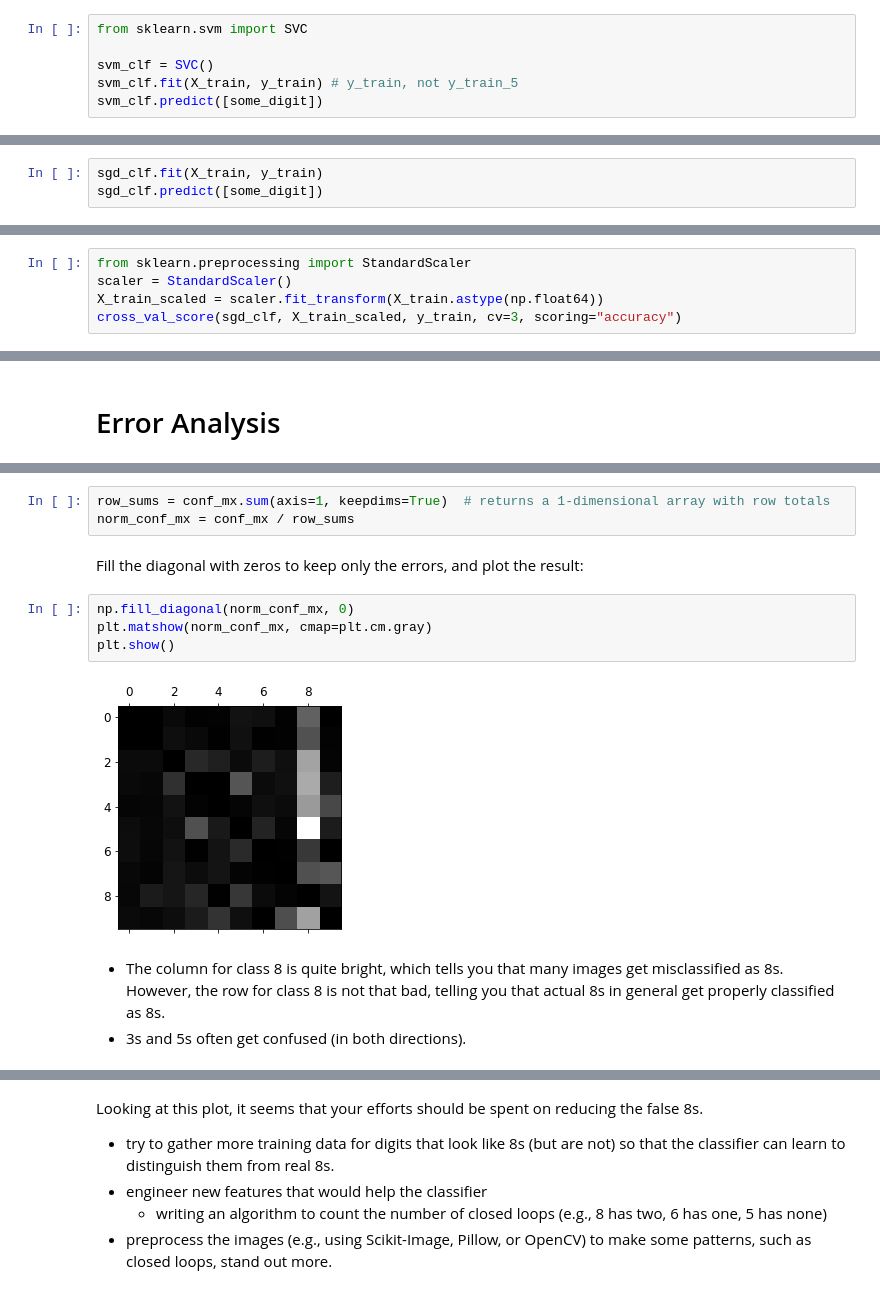
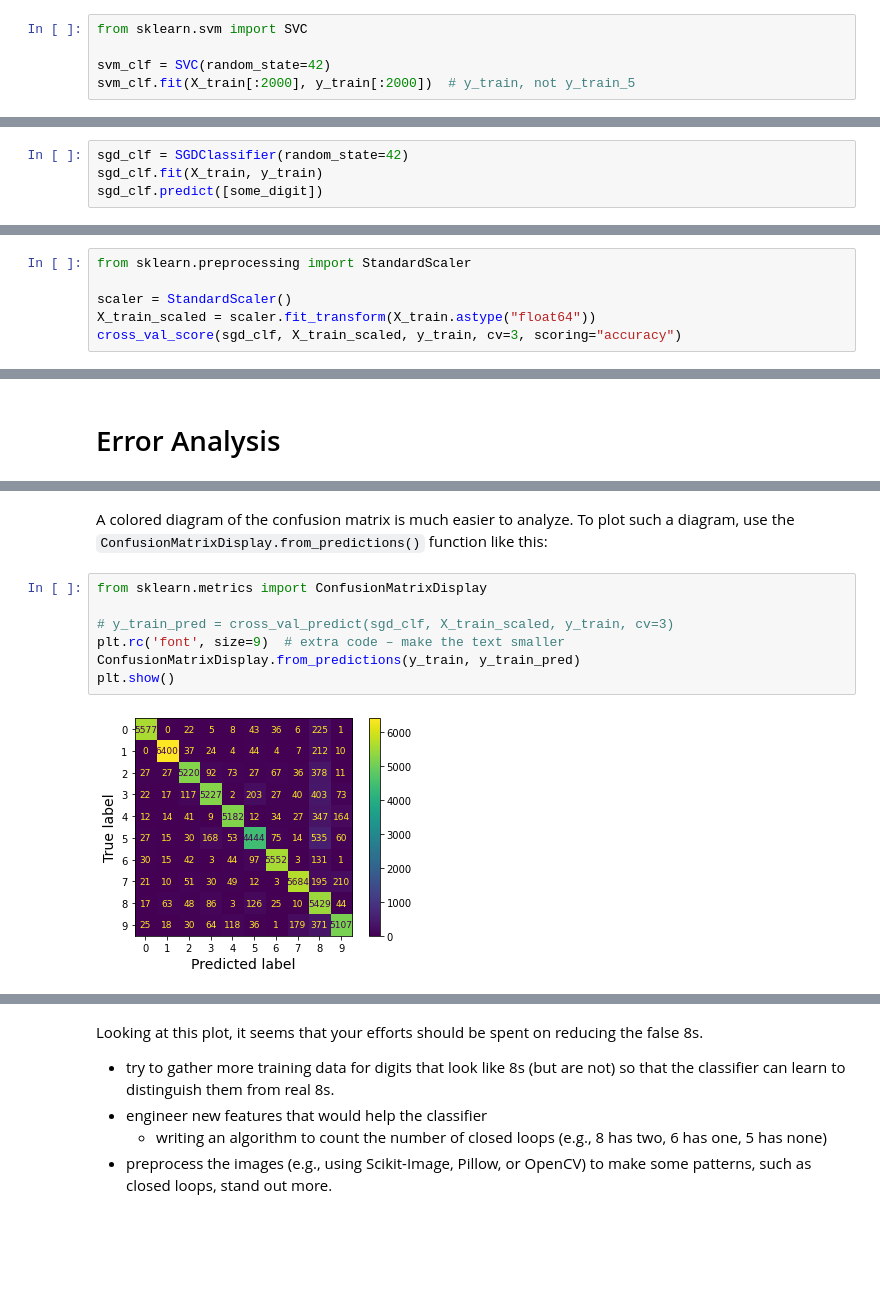
Before and after one commit to jdecorte/ai_ml, a Jupyter notebook: 030-classification.ipynb, the cells around one changed output, grey strips where cells are left out. Cells and saved outputs as stored; diff of their text form; blank space fills up the shorter version.

```diff
--- a/030-classification.ipynb
+++ b/030-classification.ipynb
@@ -360,7 +484,6 @@ depending on the algorithm. Let’s try this with a Support Vector Machine class
 # %%
 from sklearn.svm import SVC
 
-svm_clf = SVC()
-svm_clf.fit(X_train, y_train) # y_train, not y_train_5
-svm_clf.predict([some_digit])
+svm_clf = SVC(random_state=42)
+svm_clf.fit(X_train[:2000], y_train[:2000])  # y_train, not y_train_5
 # %% [output]
@@ -373,4 +500,5 @@ Training an SGDClassifier (or a RandomForestClassifier) is just as easy:
 # %%
+sgd_clf = SGDClassifier(random_state=42)
 sgd_clf.fit(X_train, y_train)
 sgd_clf.predict([some_digit])
 # %% [output]
@@ -388,6 +519,7 @@ It gets over 85% on all test folds. If you used a random classifier, you would g
 do much better. Simply scaling the inputs (as discussed in Chapter 2) increases accuracy above 89%:
 # %%
 from sklearn.preprocessing import StandardScaler
+
 scaler = StandardScaler()
-X_train_scaled = scaler.fit_transform(X_train.astype(np.float64))
+X_train_scaled = scaler.fit_transform(X_train.astype("float64"))
 cross_val_score(sgd_clf, X_train_scaled, y_train, cv=3, scoring="accuracy")
@@ -444,15 +549,12 @@ so that you can compare error rates instead of absolute numbers of errors (which
-# %%
-row_sums = conf_mx.sum(axis=1, keepdims=True)  # returns a 1-dimensional array with row totals
-norm_conf_mx = conf_mx / row_sums
-# %% [markdown]
-Fill the diagonal with zeros to keep only the errors, and plot the result:
-# %%
-np.fill_diagonal(norm_conf_mx, 0)
-plt.matshow(norm_conf_mx, cmap=plt.cm.gray)
-plt.show()
-# %% [output]
-[figure, removed]
-# %% [markdown]
-- The column for class 8 is quite bright, which tells you that many images get misclassified as 8s. However, the row for class 8 is not that
-bad, telling you that actual 8s in general get properly classified as 8s.
-- 3s and 5s often get confused (in both directions).
+# %% [markdown]
+A colored diagram of the confusion matrix is much easier to analyze. To plot such a
+diagram, use the `ConfusionMatrixDisplay.from_predictions()` function like this:
+# %%
+from sklearn.metrics import ConfusionMatrixDisplay
+
+# y_train_pred = cross_val_predict(sgd_clf, X_train_scaled, y_train, cv=3)
+plt.rc('font', size=9)  # extra code – make the text smaller
+ConfusionMatrixDisplay.from_predictions(y_train, y_train_pred)
+plt.show()
+# %% [output]
+[figure, added]
```
Also changed, not shown: parts of 65 cells of this notebook, 4 other files.
